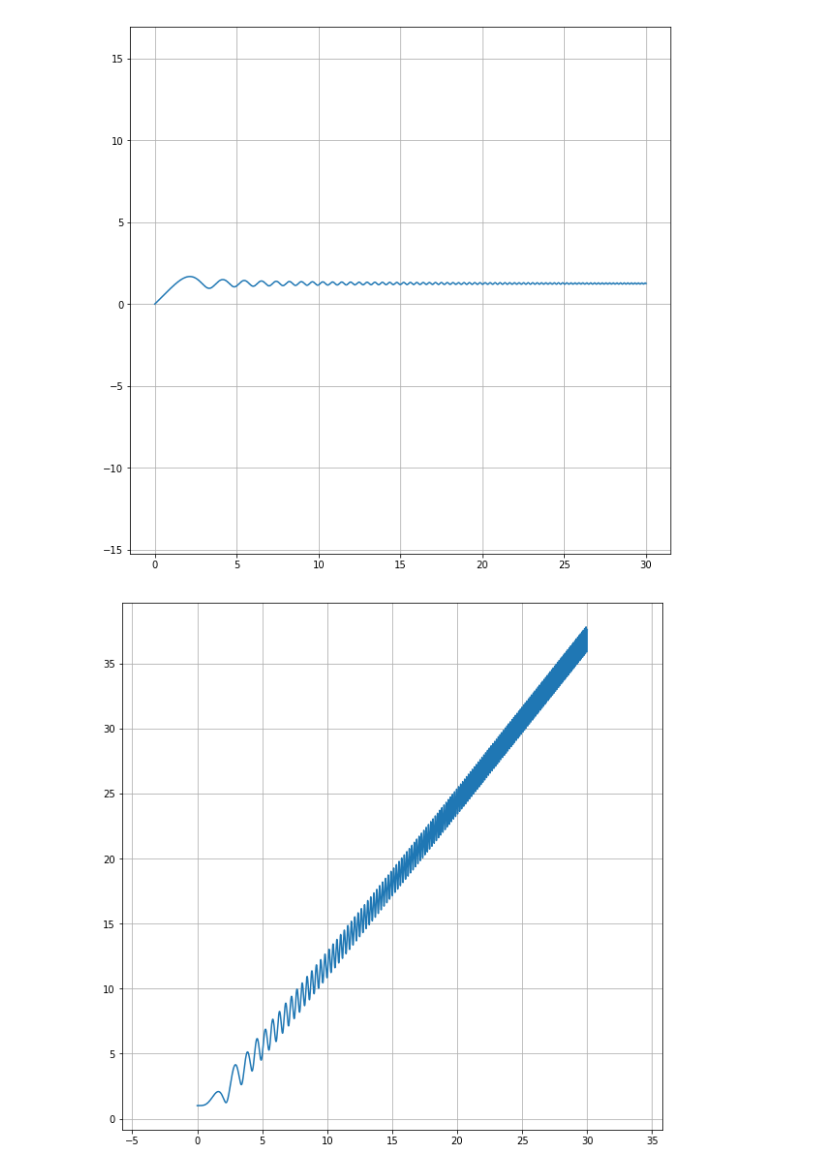
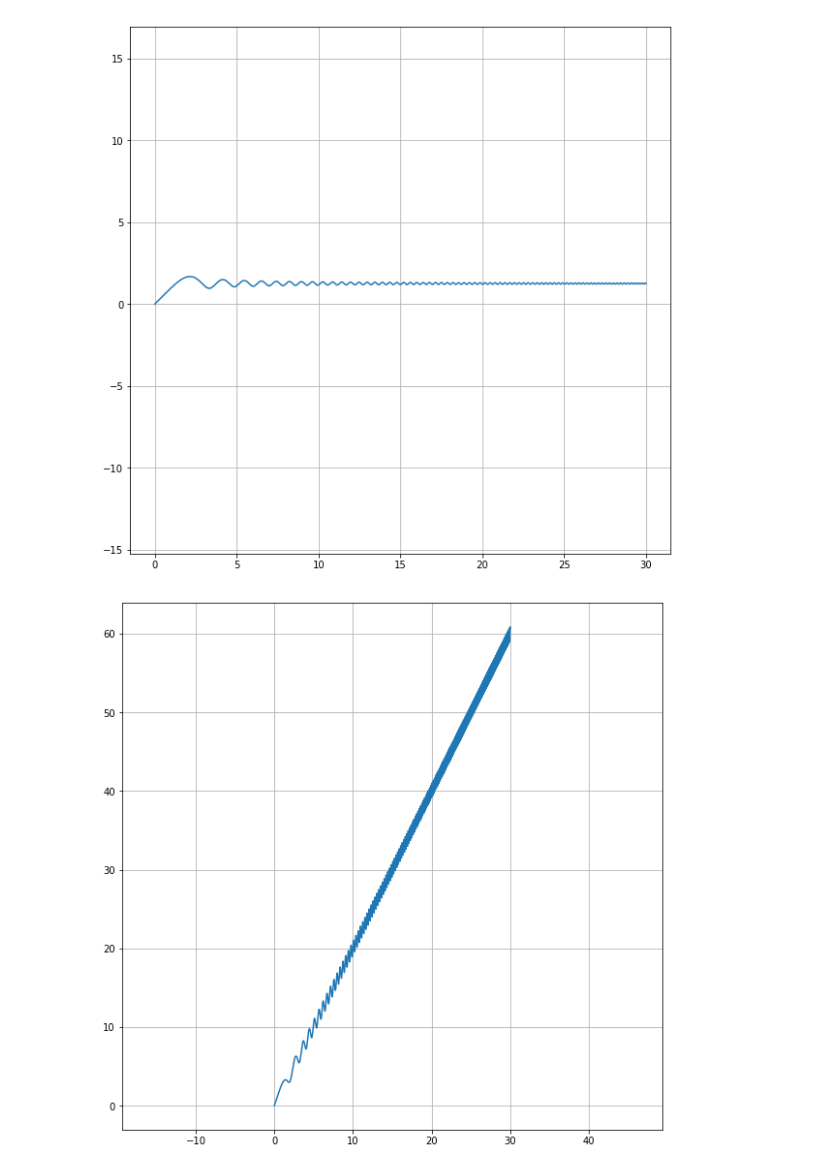
Before and after one commit to chrismbryant/euler-spiral, a Jupyter notebook: magic_rocket_rod.ipynb, the cells around one changed output. Cells and saved outputs as stored; diff of their text form; code cells hidden in the pictures.

Commit message:
Add files via upload
Fix edge-velocity calculation

```diff
--- a/magic_rocket_rod.ipynb
+++ b/magic_rocket_rod.ipynb
@@ -107,8 +107,19 @@ y_rot = s * np.sin(theta)
 x_edge = x + x_rot
 y_edge = y + y_rot
 
+# Speed of rod end relative to COM
+v_rot = 2 * A * t
+
+# Velocity of rod end relative to COM
+v_x_rot = -v_rot * np.sin(theta)
+v_y_rot = v_rot * np.cos(theta)
+
+# Velocity of rod end relative to initial frame of no motion
+v_x_edge = v_x + v_x_rot
+v_y_edge = v_y + v_y_rot
+
 # Speed of rod end relative to initial frame of no motion
-v_tot = (x_edge ** 2 + y_edge ** 2) ** 0.5
+v_edge = (v_x_edge ** 2 + v_y_edge ** 2) ** 0.5
 
 # dct = {'theta': theta,
 #        'a_x': a_x,
@@ -122,28 +133,28 @@ v_tot = (x_edge ** 2 + y_edge ** 2) ** 0.5
 # %%
 ### ---------------------- Plots ---------------------- ###
 
 def make_plot(fn_list):
     '''
     Make a nicely formatted x-y plot of an arbitary number of functions.
 
     ARGUMENT: fn_list -- list of list of [x, y] pairs of arrays
     '''
     fig = plt.figure(figsize = (10, 10))
     ax = fig.add_subplot(1, 1, 1)
     plt.axis('equal')
     ax.grid(True)
 
     for item in fn_list:
         plt.plot(item[0], item[1])
 
     plt.show()
 
 make_plot([[t, v]])
-make_plot([[t, v_tot]])
+make_plot([[t, v_edge]])
 make_plot([[v_x, v_y]])
 make_plot([[x, y], [x_edge, y_edge]])
 # %% [output]
 [figure]
-[figure, old version]
+[figure, new version]
 [figure]
 [figure]
```
